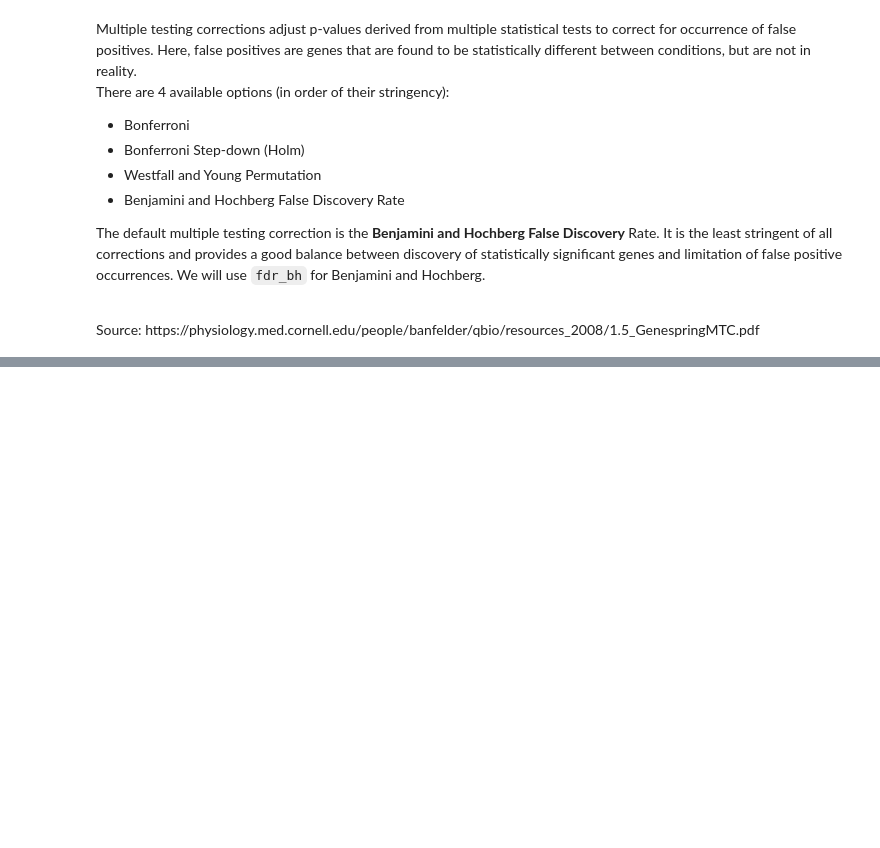
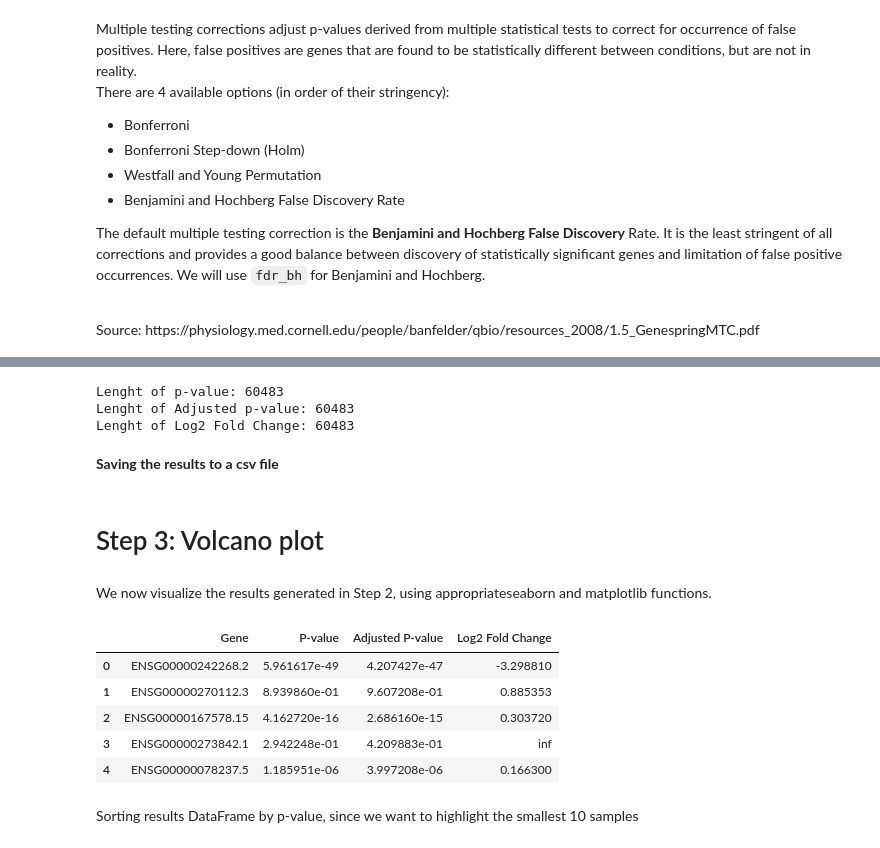
Before and after one commit to Crazz-Zaac/python-bioinformatics, a Jupyter notebook: Final Project.ipynb, the cells around one changed output, grey strips where cells are left out. Drawn from its saved outputs; the diff is of its cells as text; code cells hidden in the pictures; blank space fills up the shorter version.

```diff
--- a/Final Project.ipynb
+++ b/Final Project.ipynb
@@ -163,0 +156,11 @@ array([5.96161718e-49, 8.93986011e-01, 4.16272023e-16, ...,
+# %%
+# checking the length for confirmation before writing to a csv file
+print(f'Lenght of p-value: {len(p_values)}')
+print(f'Lenght of Adjusted p-value: {len(adjusted_p_values)}')
+print(f'Lenght of Log2 Fold Change: {len(log2_fold_changes)}')
+# %% [output]
+Lenght of p-value: 60483
+Lenght of Adjusted p-value: 60483
+Lenght of Log2 Fold Change: 60483
+# %% [markdown]
+**Saving the results to a csv file**
@@ -163,0 +178,17 @@ array([5.96161718e-49, 8.93986011e-01, 4.16272023e-16, ...,
+# %% [markdown]
+# Step 3: Volcano plot
+# %% [markdown]
+We now visualize the results generated in Step 2, using appropriateseaborn and matplotlib functions.
+# %%
+# Loading the CSV file that was generated in step 2
+results_df = pd.read_csv('differential_expression_results.csv')
+results_df.head()
+# %% [output]
+|  | Gene | P-value | Adjusted P-value | Log2 Fold Change |
+| 0 | ENSG00000242268.2 | 5.961617e-49 | 4.207427e-47 | -3.298810 |
+| 1 | ENSG00000270112.3 | 8.939860e-01 | 9.607208e-01 | 0.885353 |
+| 2 | ENSG00000167578.15 | 4.162720e-16 | 2.686160e-15 | 0.303720 |
+| 3 | ENSG00000273842.1 | 2.942248e-01 | 4.209883e-01 | inf |
+| 4 | ENSG00000078237.5 | 1.185951e-06 | 3.997208e-06 | 0.166300 |
+# %% [markdown]
+Sorting results DataFrame by p-value, since we want to highlight the smallest 10 samples
```
Also changed, not shown: parts of 12 cells of this notebook, 1 other file.
